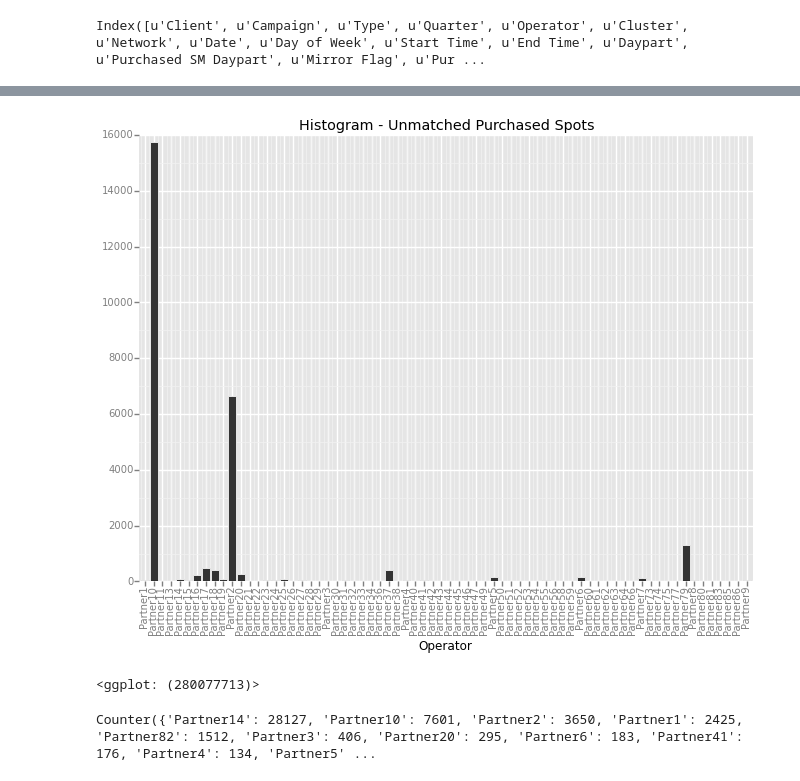
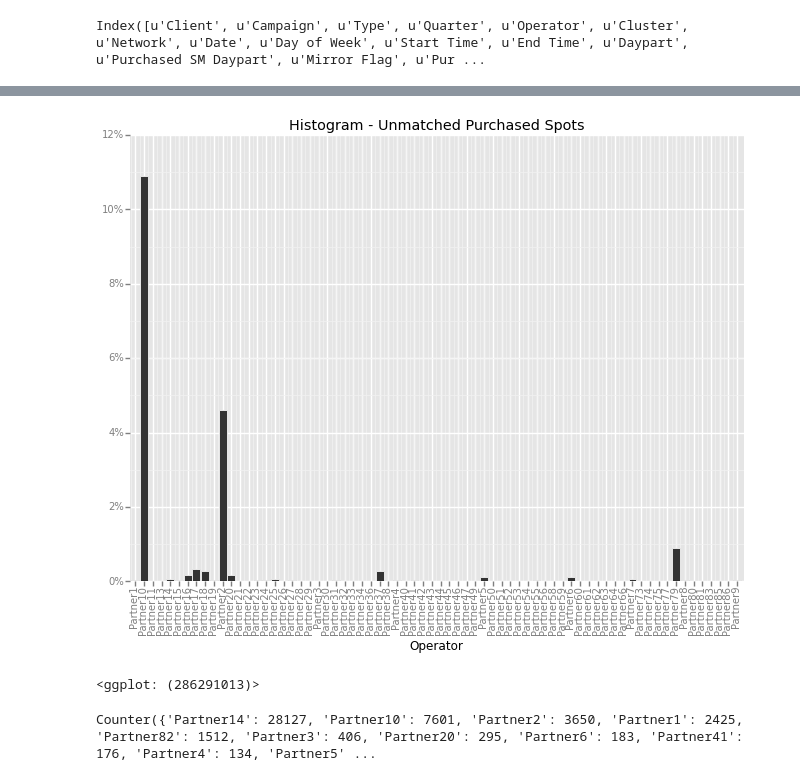
Before and after one commit to asbhat/data-science-class, a Jupyter notebook: final-project/Aditya Bhat - Final Project.ipynb, the cells around one changed output, grey strips where cells are left out. Saved outputs shown, nothing was run; the diff lists cells and outputs as text; code cells hidden in the pictures.

Commit message:
percentage histograms

```diff
--- a/final-project/Aditya Bhat - Final Project.ipynb
+++ b/final-project/Aditya Bhat - Final Project.ipynb
@@ -28,0 +29,7 @@ ggplot(rawData[rawData['Purchased Units'] == 0], aes(x='Operator')) + geom_histo
+# %%
+totalSpots = len(rawData)
+unmatchedData = rawData[(rawData['Purchased Units'] == 0) | (rawData['Delivered Units'] == 0)].reset_index()
+# %%
+spotHistData = unmatchedData[['Operator', 'Purchased Units', 'Delivered Units']]
+spotHistData['Purchased Units'] = spotHistData['Purchased Units'] / totalSpots
+spotHistData['Delivered Units'] = spotHistData['Delivered Units'] / totalSpots
@@ -29,8 +41,8 @@ ggplot(rawData[rawData['Purchased Units'] == 0], aes(x='Operator')) + geom_histo
 # %%
-ggplot(rawData[rawData['Delivered Units'] == 0], aes(x='Operator')) + geom_histogram() + theme(axis_text_x=element_text(angle=90)) + ggtitle('Histogram - Unmatched Purchased Spots')
+ggplot(spotHistData[spotHistData['Delivered Units'] == 0], aes(x='Operator', weight='Purchased Units')) + geom_bar() + theme(axis_text_x=element_text(angle=90)) + ggtitle('Histogram - Unmatched Purchased Spots') + scale_y_continuous(labels='percent')
 # %% [output]
-[figure, old version]
+[figure, new version]
-<ggplot: (280077713)>
+<ggplot: (286291013)>
 # %%
 opNotPurchased = collections.Counter(rawData['Operator'][rawData['Purchased Units'] == 0])
 # %%
```
Also changed, not shown: parts of 4 cells of this notebook.
